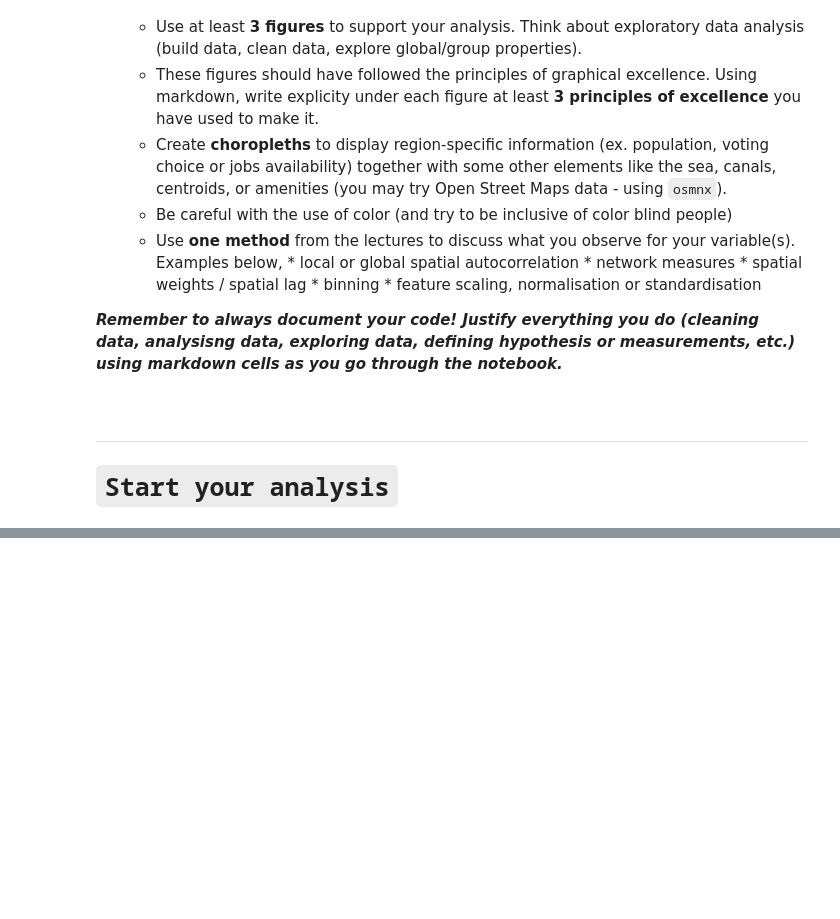
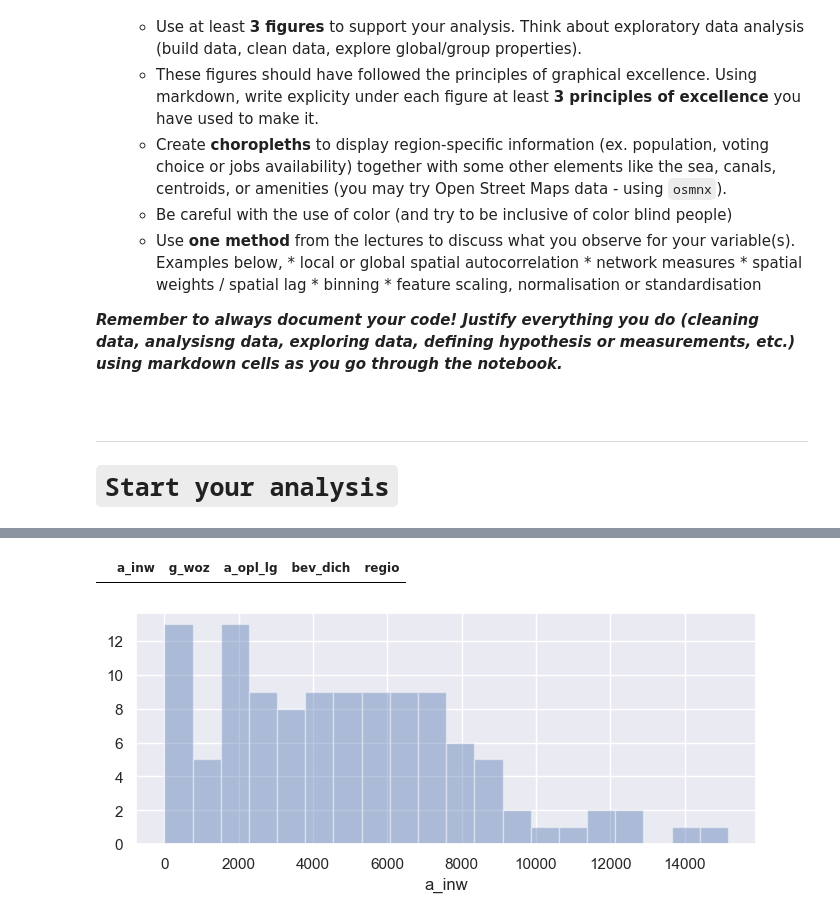
Before and after one commit to alex-dietz/intro-data-science, a Jupyter notebook: assignment-02/assignment-02.ipynb, the cells around one changed output, grey strips where cells are left out. Cells and saved outputs as stored; diff of their text form; code cells hidden in the pictures; blank space fills up the shorter version.

```diff
--- a/assignment-02/assignment-02.ipynb
+++ b/assignment-02/assignment-02.ipynb
@@ -139,0 +218,2 @@ For your convenience, the assignment has been divided into the following tasks,
+# %%
+csb_data_den_haag_measures = csb_data_den_haag[measures]
@@ -139,0 +244,18 @@ For your convenience, the assignment has been divided into the following tasks,
+# %%
+csb_data_den_haag_measures=csb_data_den_haag_measures.replace('.',0)
+csb_data_den_haag_measures[csb_data_den_haag_measures['a_opl_lg'] == '.']
+# %% [output]
+|  | a_inw | g_woz | a_opl_lg | bev_dich | regio |
+# %%
+csb_data_den_haag_measures['a_opl_lg'] = csb_data_den_haag_measures['a_opl_lg'].astype(float)
+csb_data_den_haag_measures['g_woz'] = csb_data_den_haag_measures['g_woz'].astype(float)
+csb_data_den_haag_measures['bev_dich'] = csb_data_den_haag_measures['bev_dich'].astype(float)
+# %%
+def graph_distribution(data,measure):
+    sns.set(color_codes=True)
+    f, ax = plt.subplots(1,1, figsize=(8, 3));
+    ax = sns.distplot(data[measure], kde=False, bins=20)
+# %%
+graph_distribution(csb_data_den_haag_measures,'a_inw')
+# %% [output]
+[figure, added]
```
Also changed, not shown: parts of 16 cells of this notebook.
